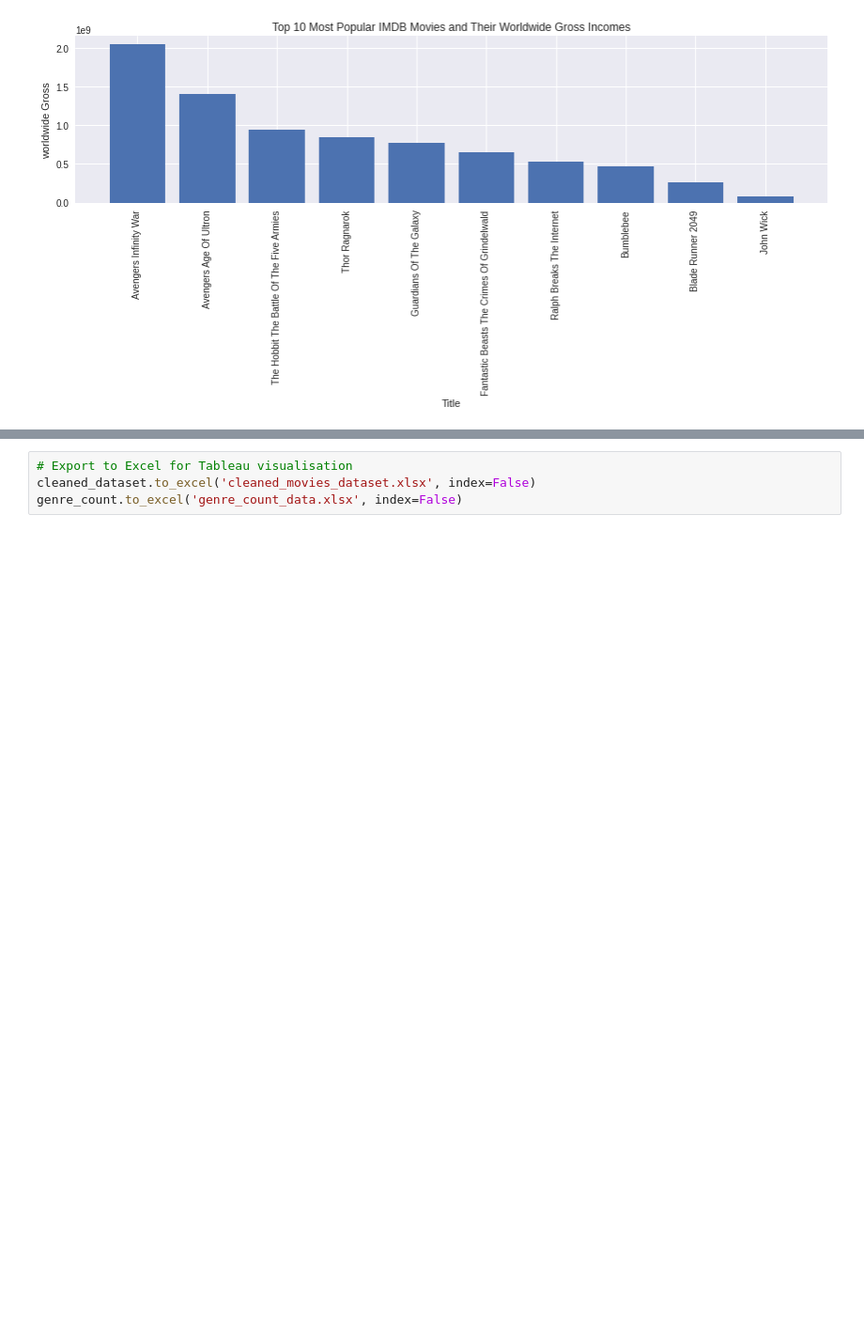
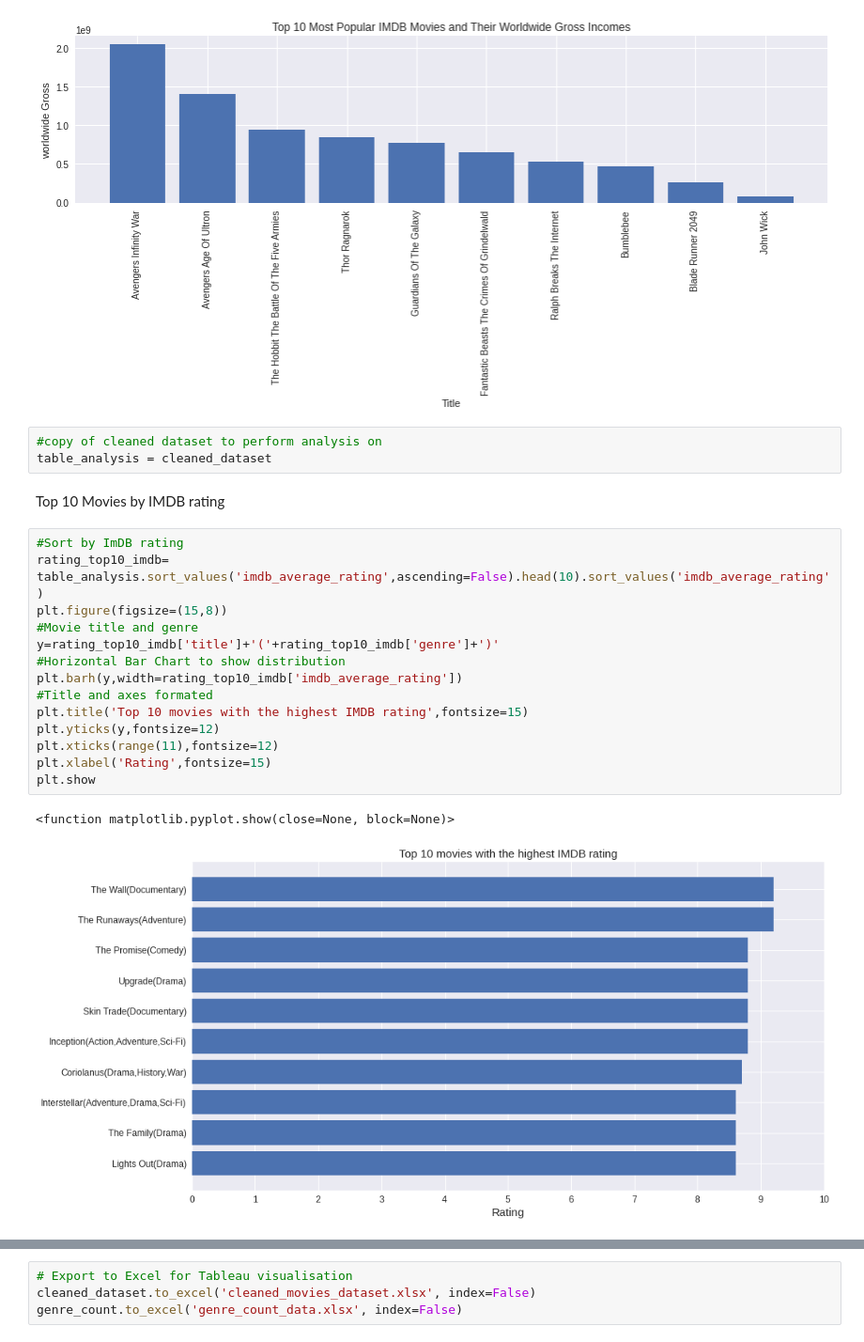
Before and after one commit to CHERUTO-CYNTHIA/dsc-phase-2-project-v3, a Jupyter notebook: student.ipynb, the cells around one changed output, grey strips where cells are left out. Shown at 94% size. Cells and saved outputs as stored; diff of their text form; blank space fills up the shorter version.

```diff
--- a/student.ipynb
+++ b/student.ipynb
@@ -1034,3 +1069,25 @@ plt.tight_layout()
 plt.show()
 # %% [output]
 [figure]
+# %%
+#copy of cleaned dataset to perform analysis on
+table_analysis = cleaned_dataset
+# %% [markdown]
+Top 10 Movies by IMDB rating
+# %%
+#Sort by ImDB rating
+rating_top10_imdb= table_analysis.sort_values('imdb_average_rating',ascending=False).head(10).sort_values('imdb_average_rating')
+plt.figure(figsize=(15,8))
+#Movie title and genre
+y=rating_top10_imdb['title']+'('+rating_top10_imdb['genre']+')'
+#Horizontal Bar Chart to show distribution
+plt.barh(y,width=rating_top10_imdb['imdb_average_rating'])
+#Title and axes formated
+plt.title('Top 10 movies with the highest IMDB rating',fontsize=15)
+plt.yticks(y,fontsize=12)
+plt.xticks(range(11),fontsize=12)
+plt.xlabel('Rating',fontsize=15)
+plt.show
+# %% [output]
+<function matplotlib.pyplot.show(close=None, block=None)>
+[figure, added]
```
Also changed, not shown: parts of 28 cells of this notebook, 2 other files.
